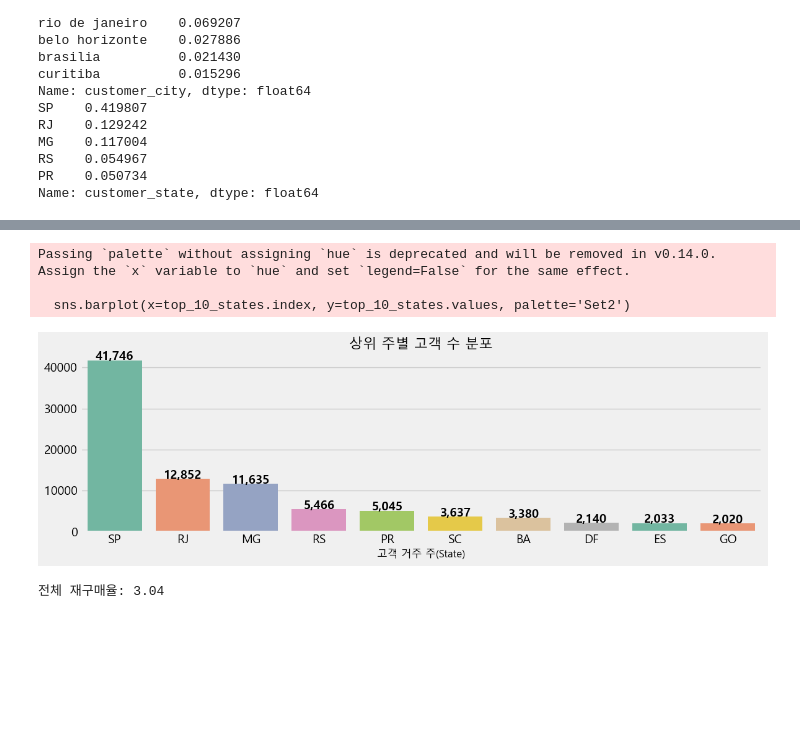
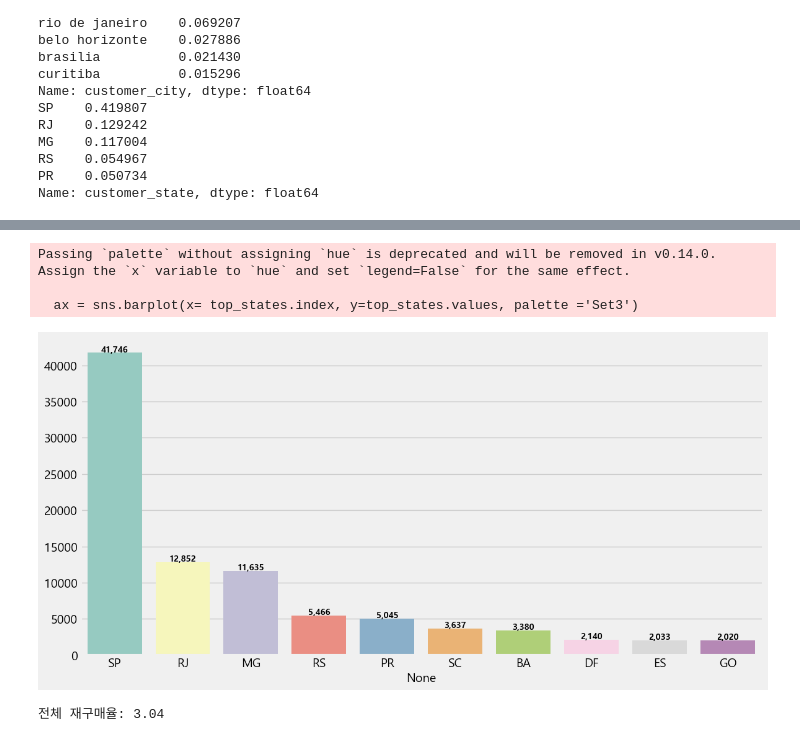
Before and after one commit to eunsung20311-dot/Olist-E-commerce-Analysis, a Jupyter notebook: 1. Data preparation + EDA.ipynb, the cells around one changed output, grey strips where cells are left out. Drawn from its saved outputs; the diff is of its cells as text; code cells hidden in the pictures; blank space fills up the shorter version.

```diff
--- a/1. Data preparation + EDA.ipynb
+++ b/1. Data preparation + EDA.ipynb
@@ -341,20 +332,3 @@ MG    0.117004
 RS    0.054967
 PR    0.050734
 Name: customer_state, dtype: float64
-# %%
-top_10_city = df_customers['customer_city'].value_counts().head(10)
-
-plt.figure(figsize=(12, 6)) # 가로형은 세로 길이를 조금 늘려주는 게 예쁩니다.
-# x와 y를 바꿔서 설정합니다.
-ax = sns.barplot(x=top_10_city.values, y=top_10_city.index, palette='Set2')
-
-# 수치 표시 위치 조정 (가로 막대이므로 x 좌표에 텍스트 배치)
-for i, v in enumerate(top_10_city.values):
-    ax.text(v + 50, i, f'{v:,}', va='center', fontweight='bold')
-
-plt.title('상위 도시별 고객 수 분포', fontsize=16, pad=20)
-plt.xlabel('고객 수', fontsize=12)
-plt.ylabel('도시명', fontsize=12)
-sns.despine() # 테두리 제거로 깔끔하게
-plt.tight_layout()
-plt.show()
@@ -365,0 +335,6 @@ Passing `palette` without assigning `hue` is deprecated and will be removed in v
+# %%
+top_states = df_customers['customer_state'].value_counts().head(10)
+print(top_states)
+
+buttom_states =  df_customers['customer_state'].value_counts().tail(10).sort_values()
+print(buttom_states)
@@ -366,18 +404,17 @@ Passing `palette` without assigning `hue` is deprecated and will be removed in v
 # %%
-top_10_states = df_customers['customer_state'].value_counts().head(10)
-plt.figure(figsize=(12,4))
-sns.barplot(x=top_10_states.index, y=top_10_states.values, palette='Set2')
-for i, v in enumerate(top_10_states.values):
-    plt.text(i, v + 100, f'{v:,}', ha='center', fontweight='bold')
-plt.title('상위 주별 고객 수 분포', fontsize= 16, pad=2)
-plt.xlabel('고객 거주 주(State)',fontsize=12)
+plt.figure(figsize=(12,6))
+ax = sns.barplot(x= top_states.index, y=top_states.values, palette ='Set3')
+for i,v in enumerate(top_states.values):
+    ax.text(i, v+150, f'{v:,}', ha='center', fontweight='bold', fontsize=10)
+
+sns.despine()
 plt.tight_layout()
 plt.show()
 # %% [output]
 Passing `palette` without assigning `hue` is deprecated and will be removed in v0.14.0. Assign the `x` variable to `hue` and set `legend=False` for the same effect.
 
-  sns.barplot(x=top_10_states.index, y=top_10_states.values, palette='Set2')
+  ax = sns.barplot(x= top_states.index, y=top_states.values, palette ='Set3')
-[figure, old version]
+[figure, new version]
 # %%
 #전체 재구매율
 df_orders_customers = pd.merge(df_orders,df_customers[['customer_id','customer_unique_id']], on='customer_id')
```
Also changed, not shown: parts of 30 cells of this notebook.
